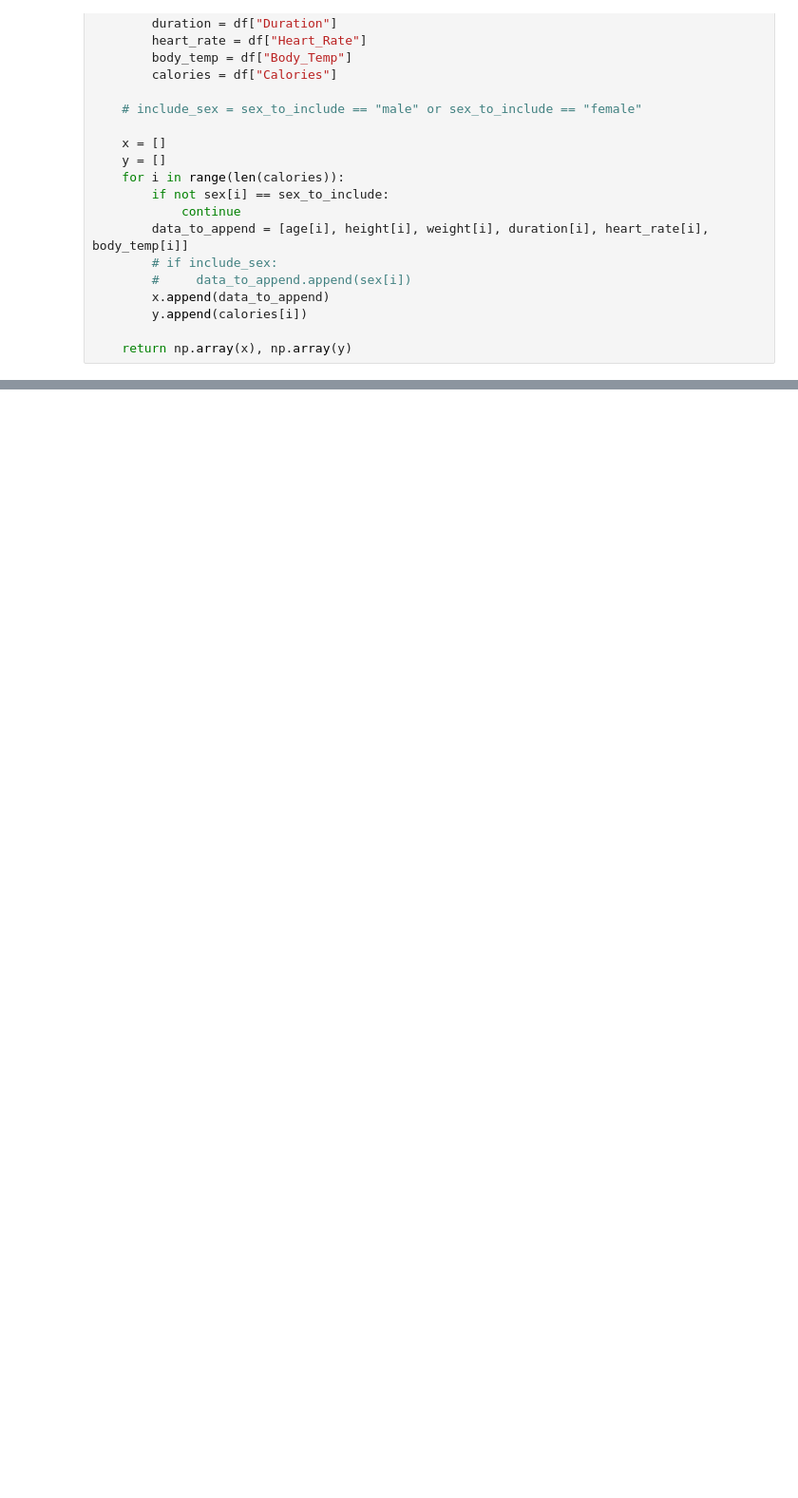
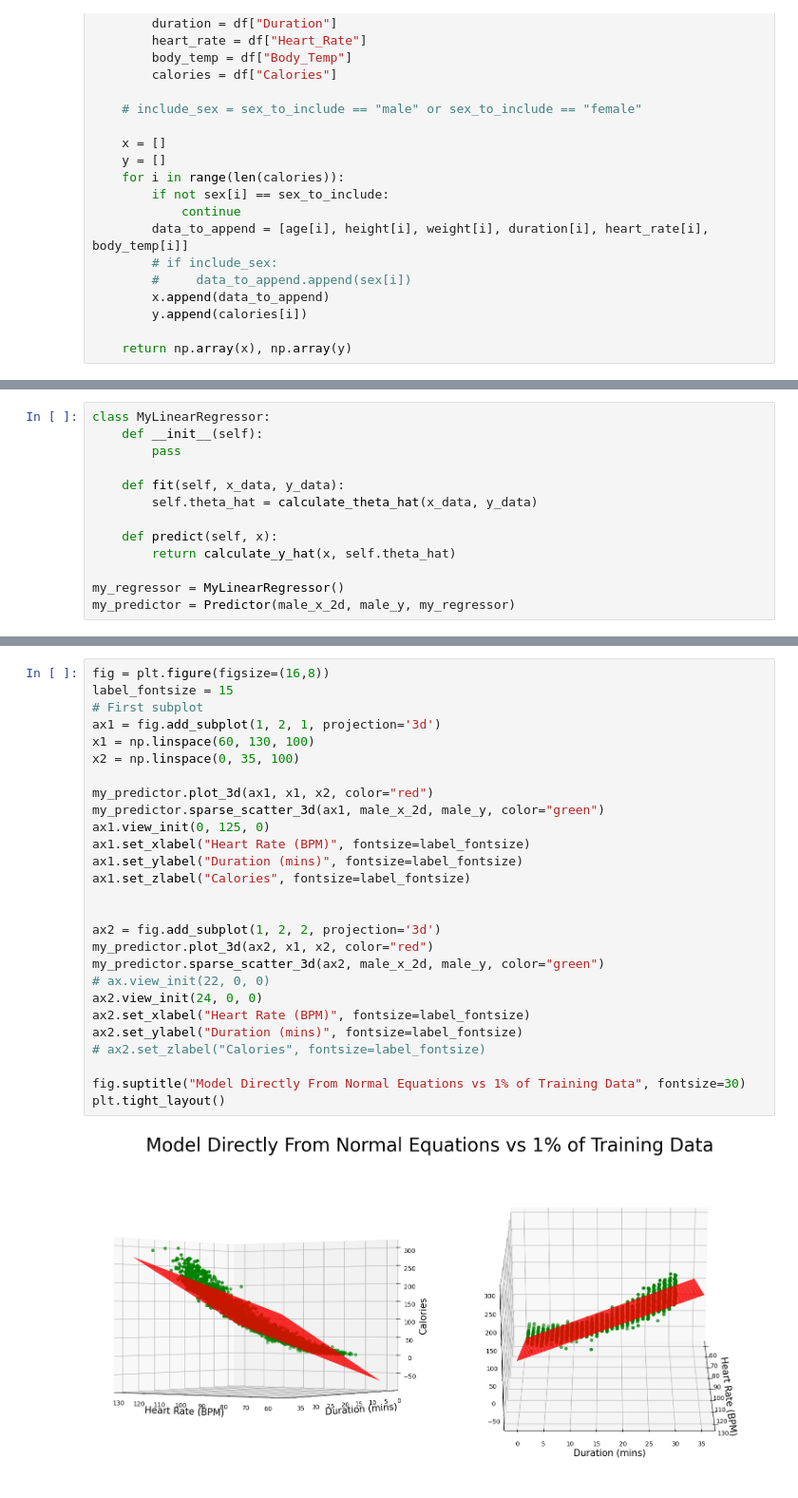
Before and after one commit to 11of12/coursework, a Jupyter notebook: winter2026/ecen471/projects/project2/project2.ipynb, the cells around one changed output, grey strips where cells are left out. Shown at 95% size. Drawn from its saved outputs; the diff is of its cells as text; blank space fills up the shorter version.

```diff
--- a/winter2026/ecen471/projects/project2/project2.ipynb
+++ b/winter2026/ecen471/projects/project2/project2.ipynb
@@ -173,0 +228,13 @@ ax.view_init()
+# %%
+class MyLinearRegressor:
+    def __init__(self):
+        pass
+
+    def fit(self, x_data, y_data):
+        self.theta_hat = calculate_theta_hat(x_data, y_data)
+
+    def predict(self, x):
+        return calculate_y_hat(x, self.theta_hat)
+
+my_regressor = MyLinearRegressor()
+my_predictor = Predictor(male_x_2d, male_y, my_regressor)
@@ -173,0 +270,29 @@ ax.view_init()
+# %%
+fig = plt.figure(figsize=(16,8))
+label_fontsize = 15
+# First subplot
+ax1 = fig.add_subplot(1, 2, 1, projection='3d')
+x1 = np.linspace(60, 130, 100)
+x2 = np.linspace(0, 35, 100)
+
+my_predictor.plot_3d(ax1, x1, x2, color="red")
+my_predictor.sparse_scatter_3d(ax1, male_x_2d, male_y, color="green")
+ax1.view_init(0, 125, 0)
+ax1.set_xlabel("Heart Rate (BPM)", fontsize=label_fontsize)
+ax1.set_ylabel("Duration (mins)", fontsize=label_fontsize)
+ax1.set_zlabel("Calories", fontsize=label_fontsize)
+
+
+ax2 = fig.add_subplot(1, 2, 2, projection='3d')
+my_predictor.plot_3d(ax2, x1, x2, color="red")
+my_predictor.sparse_scatter_3d(ax2, male_x_2d, male_y, color="green")
+# ax.view_init(22, 0, 0)
+ax2.view_init(24, 0, 0)
+ax2.set_xlabel("Heart Rate (BPM)", fontsize=label_fontsize)
+ax2.set_ylabel("Duration (mins)", fontsize=label_fontsize)
+# ax2.set_zlabel("Calories", fontsize=label_fontsize)
+
+fig.suptitle("Model Directly From Normal Equations vs 1% of Training Data", fontsize=30)
+plt.tight_layout()
+# %% [output]
+[figure, added]
```
Also changed, not shown: parts of 30 cells of this notebook, 1 other file.
